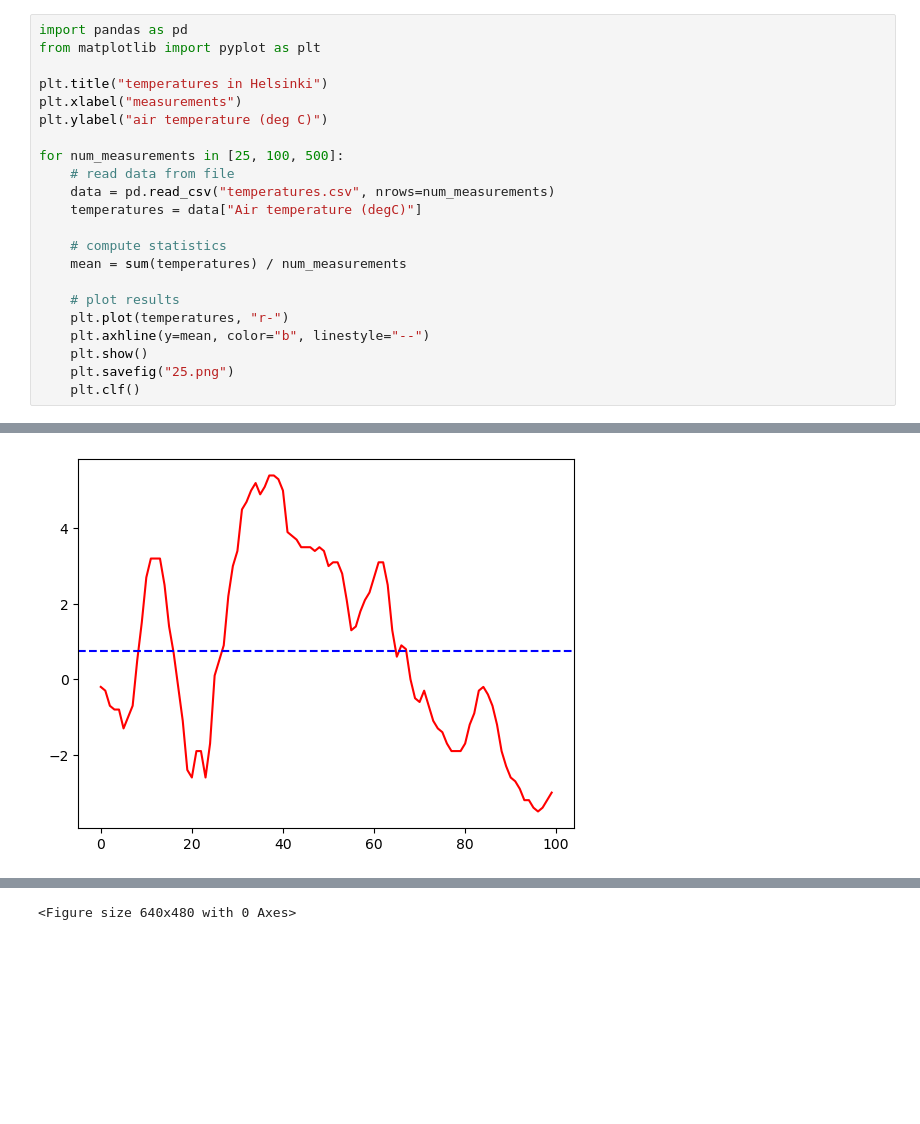
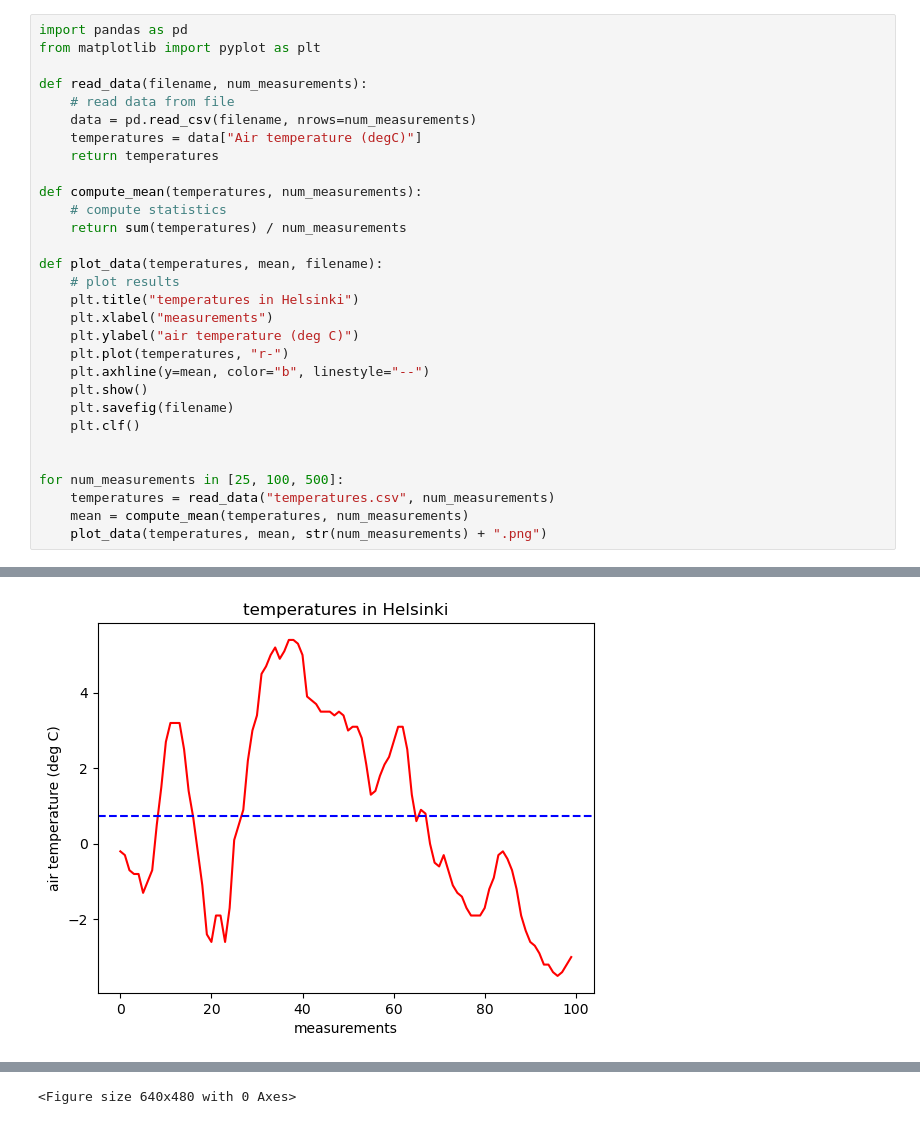
Before and after one commit to Vikhamar/modular-code-development, a Jupyter notebook: temperatures.ipynb, the cells around one changed output, grey strips where cells are left out. Cells and saved outputs as stored; diff of their text form; blank space fills up the shorter version.

```diff
--- a/temperatures.ipynb
+++ b/temperatures.ipynb
@@ -1,25 +1,33 @@
 # %%
 import pandas as pd
 from matplotlib import pyplot as plt
 
-plt.title("temperatures in Helsinki")
-plt.xlabel("measurements")
-plt.ylabel("air temperature (deg C)")
+def read_data(filename, num_measurements):
+    # read data from file
+    data = pd.read_csv(filename, nrows=num_measurements)
+    temperatures = data["Air temperature (degC)"]
+    return temperatures
 
-for num_measurements in [25, 100, 500]:
-    # read data from file
-    data = pd.read_csv("temperatures.csv", nrows=num_measurements)
-    temperatures = data["Air temperature (degC)"]
+def compute_mean(temperatures, num_measurements):
+    # compute statistics
+    return sum(temperatures) / num_measurements
 
-    # compute statistics
-    mean = sum(temperatures) / num_measurements
-
+def plot_data(temperatures, mean, filename):
     # plot results
+    plt.title("temperatures in Helsinki")
+    plt.xlabel("measurements")
+    plt.ylabel("air temperature (deg C)")
     plt.plot(temperatures, "r-")
     plt.axhline(y=mean, color="b", linestyle="--")
     plt.show()
-    plt.savefig("25.png")
+    plt.savefig(filename)
     plt.clf()
+
+
+for num_measurements in [25, 100, 500]:
+    temperatures = read_data("temperatures.csv", num_measurements)
+    mean = compute_mean(temperatures, num_measurements)
+    plot_data(temperatures, mean, str(num_measurements) + ".png")
 # %% [output]
 [figure]
-[figure, old version]
+[figure, new version]
```
Also changed, not shown: parts of 1 cell of this notebook, 1 other file.
